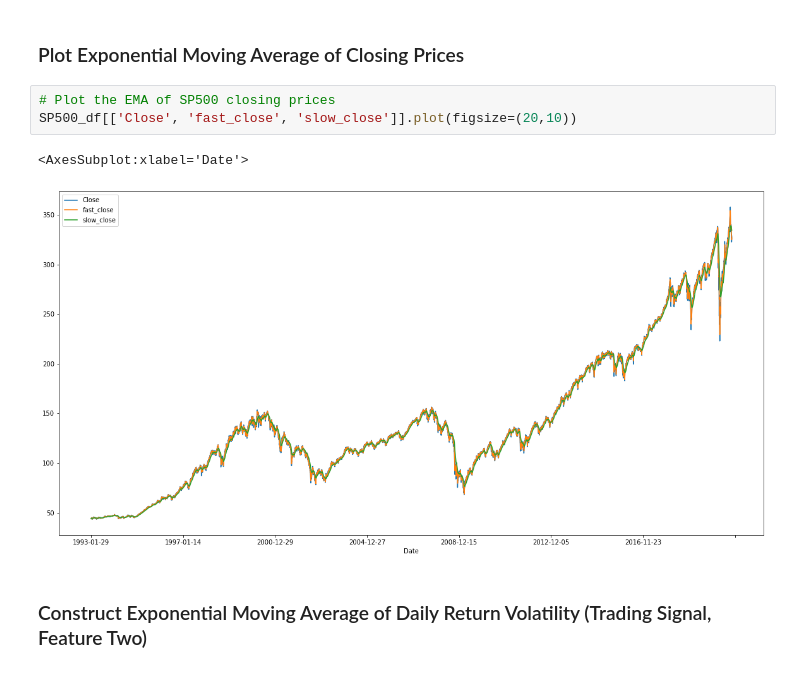
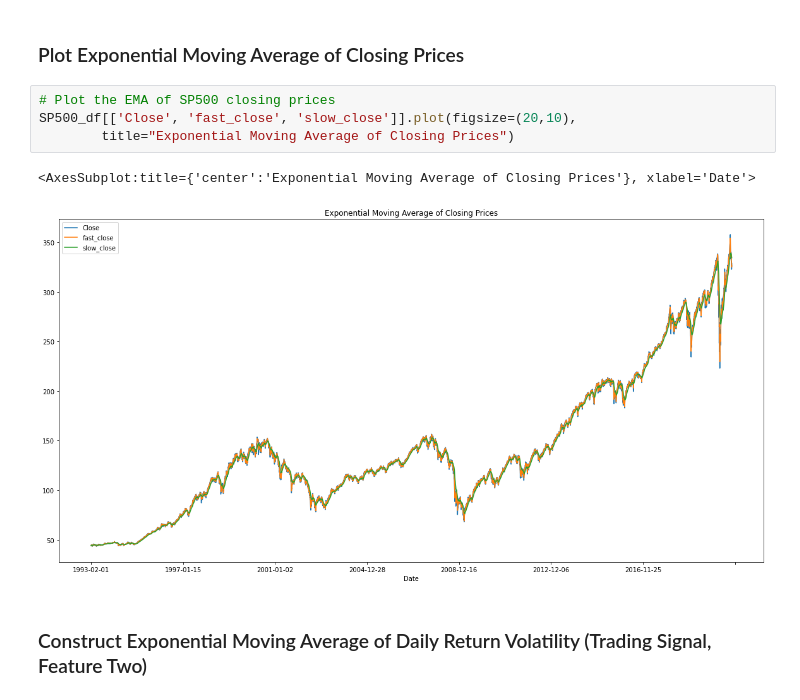
Before and after one commit to JessicaDeCunha/Machine-Learning-Models-in-Algorithmic-Trading, a Jupyter notebook: Algorithmic_trading.ipynb, the cells around one changed output. Cells and saved outputs as stored; diff of their text form.

```diff
--- a/Algorithmic_trading.ipynb
+++ b/Algorithmic_trading.ipynb
@@ -112,10 +113,11 @@ SP500_df.head()
 ### Plot Exponential Moving Average of Closing Prices
 # %%
 # Plot the EMA of SP500 closing prices
-SP500_df[['Close', 'fast_close', 'slow_close']].plot(figsize=(20,10))
+SP500_df[['Close', 'fast_close', 'slow_close']].plot(figsize=(20,10),
+        title="Exponential Moving Average of Closing Prices")
 # %% [output]
-<AxesSubplot:xlabel='Date'>
+<AxesSubplot:title={'center':'Exponential Moving Average of Closing Prices'}, xlabel='Date'>
-[figure, old version]
+[figure, new version]
 # %% [markdown]
 ### Construct Exponential Moving Average of Daily Return Volatility (Trading Signal, Feature Two)
 # %%
```
Also changed, not shown: parts of 6 cells of this notebook, 7 other files.
